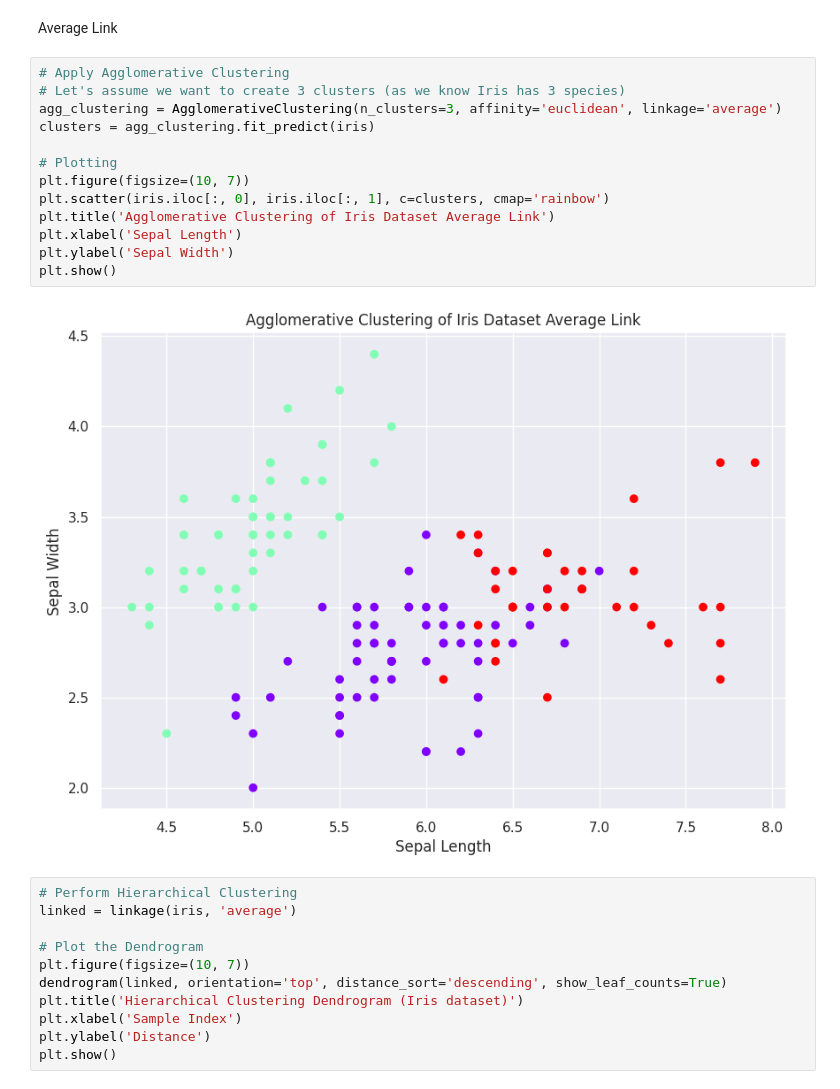
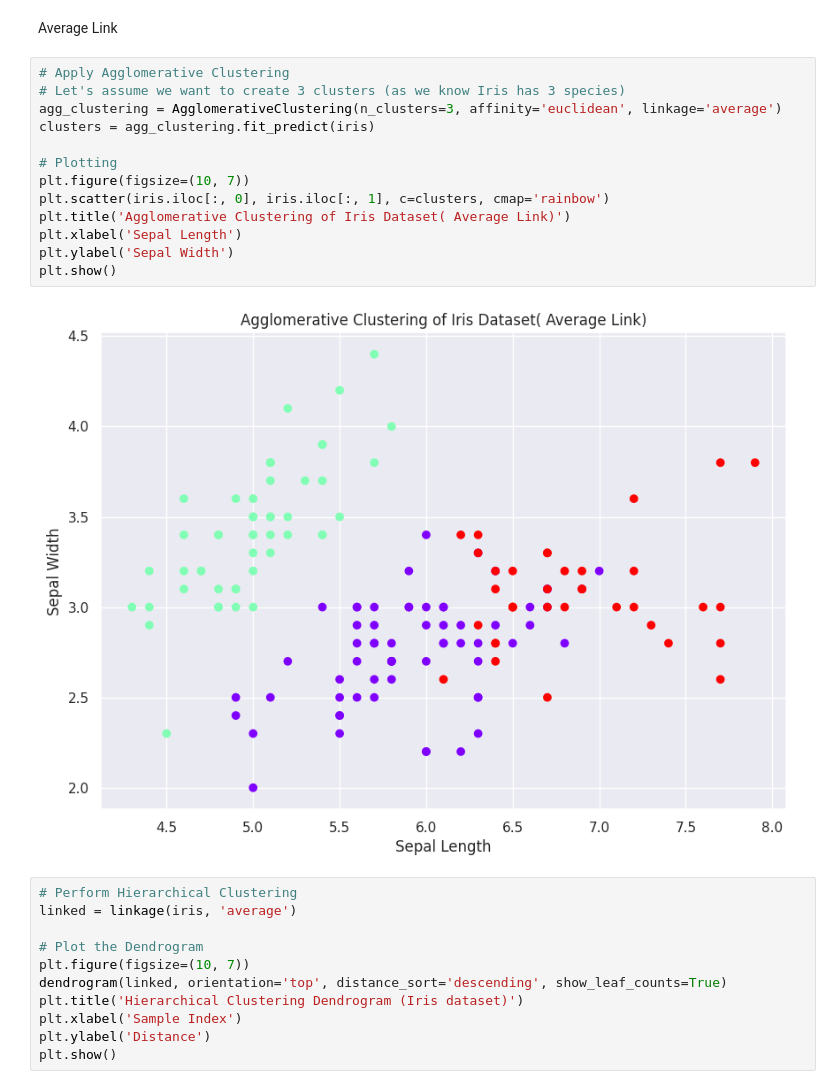
Before and after one commit to neel26desai/cmpe255_clustering, a Jupyter notebook: HierarchicalClusteringipynb.ipynb, the cells around one changed output. Saved outputs shown, nothing was run; the diff lists cells and outputs as text.

```diff
--- a/HierarchicalClusteringipynb.ipynb
+++ b/HierarchicalClusteringipynb.ipynb
@@ -86,18 +120,18 @@ Average Link
 # %%
 # Apply Agglomerative Clustering
 # Let's assume we want to create 3 clusters (as we know Iris has 3 species)
 agg_clustering = AgglomerativeClustering(n_clusters=3, affinity='euclidean', linkage='average')
 clusters = agg_clustering.fit_predict(iris)
 
 # Plotting
 plt.figure(figsize=(10, 7))
 plt.scatter(iris.iloc[:, 0], iris.iloc[:, 1], c=clusters, cmap='rainbow')
-plt.title('Agglomerative Clustering of Iris Dataset Average Link')
+plt.title('Agglomerative Clustering of Iris Dataset( Average Link)')
 plt.xlabel('Sepal Length')
 plt.ylabel('Sepal Width')
 plt.show()
 # %% [output]
-[figure, old version]
+[figure, new version]
 # %%
 # Perform Hierarchical Clustering
 linked = linkage(iris, 'average')
```
Also changed, not shown: parts of 8 cells of this notebook.
